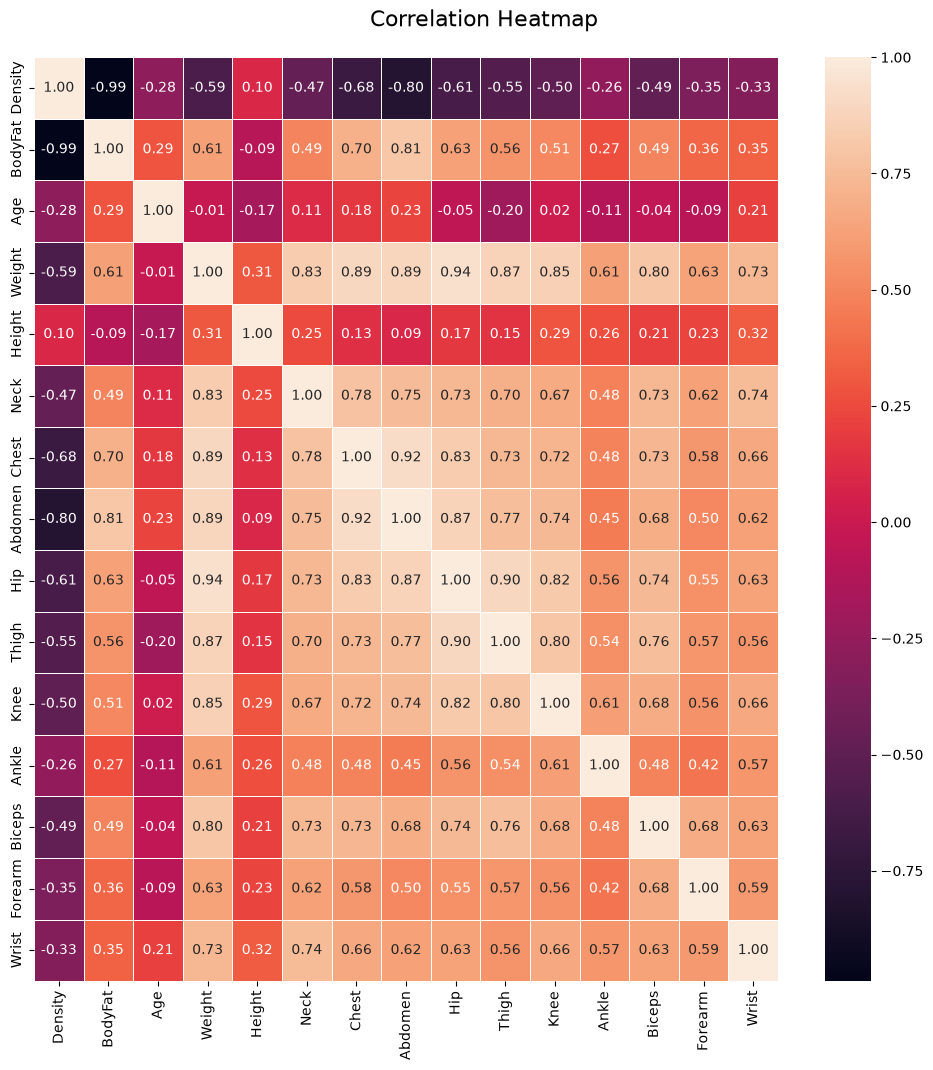
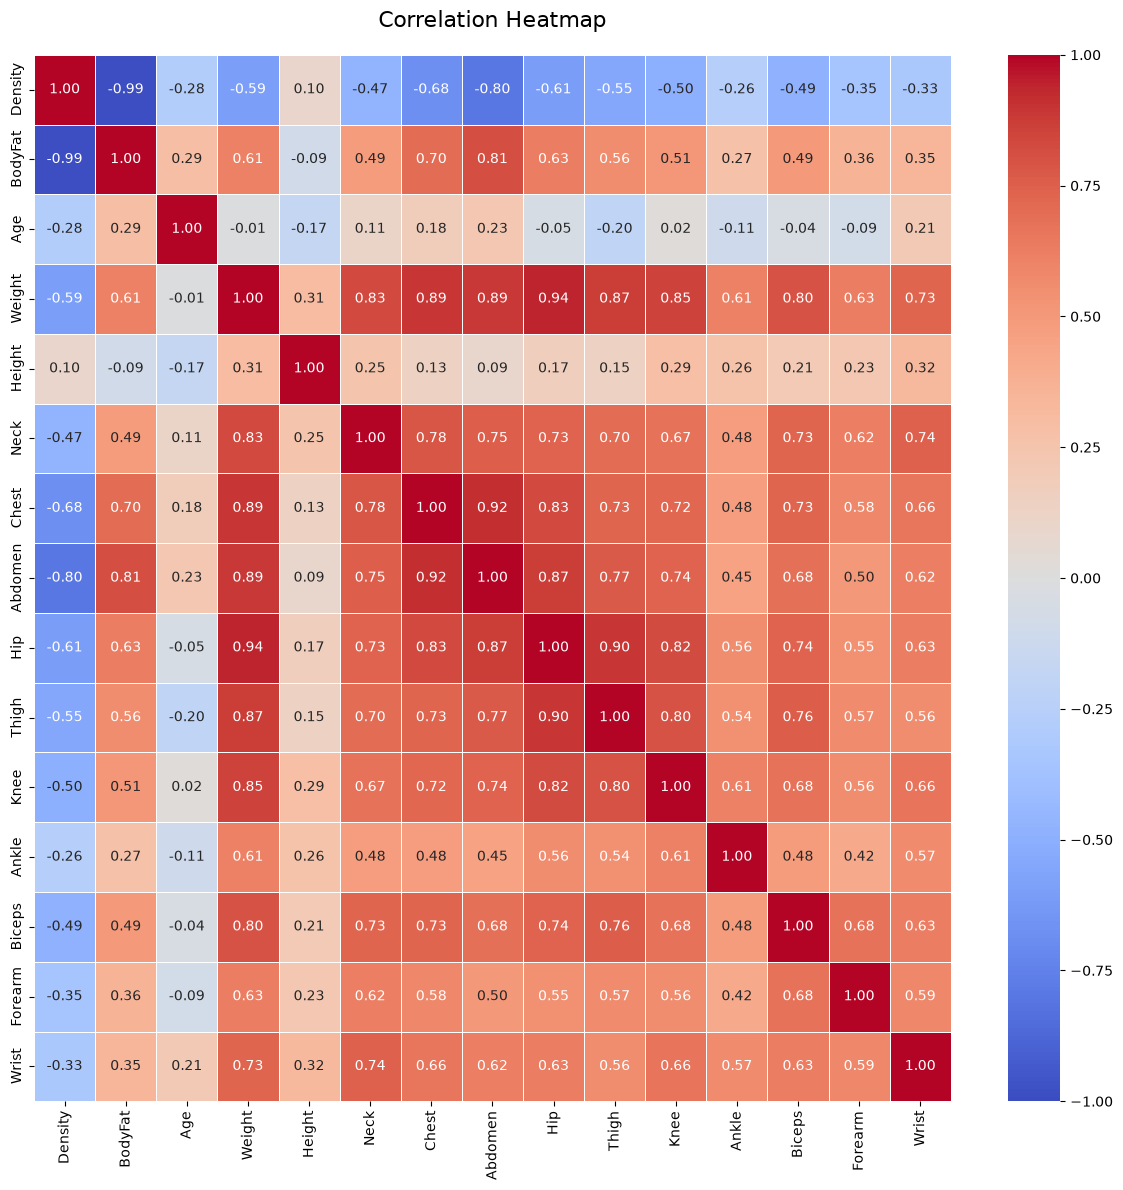
Unified diff of the notebook cell whose output changed from the first chart to the second:
--- before
+++ after
@@ -1,3 +1,21 @@
-fig = plt.figure(figsize=(12,12))
-fig.suptitle("Correlation Heatmap", fontsize=16, y=0.92)
-sns.heatmap(df.corr(), annot=True, linewidth=0.5, fmt="0.2f")
+import numpy as np
+import seaborn as sns
+import matplotlib.pyplot as plt
+
+numeric_df = df.select_dtypes(include=[np.number])
+corr_df = numeric_df.corr()
+
+fig, ax = plt.subplots(figsize=(12, 12))
+sns.heatmap(
+    corr_df,
+    ax=ax,
+    annot=True,
+    linewidths=0.5,
+    fmt=".2f",
+    vmin=-1,
+    vmax=1,
+    cmap="coolwarm"
+)
+ax.set_title("Correlation Heatmap", fontsize=16, pad=20)
+plt.tight_layout()
+plt.show()

Commit: Preprocessing